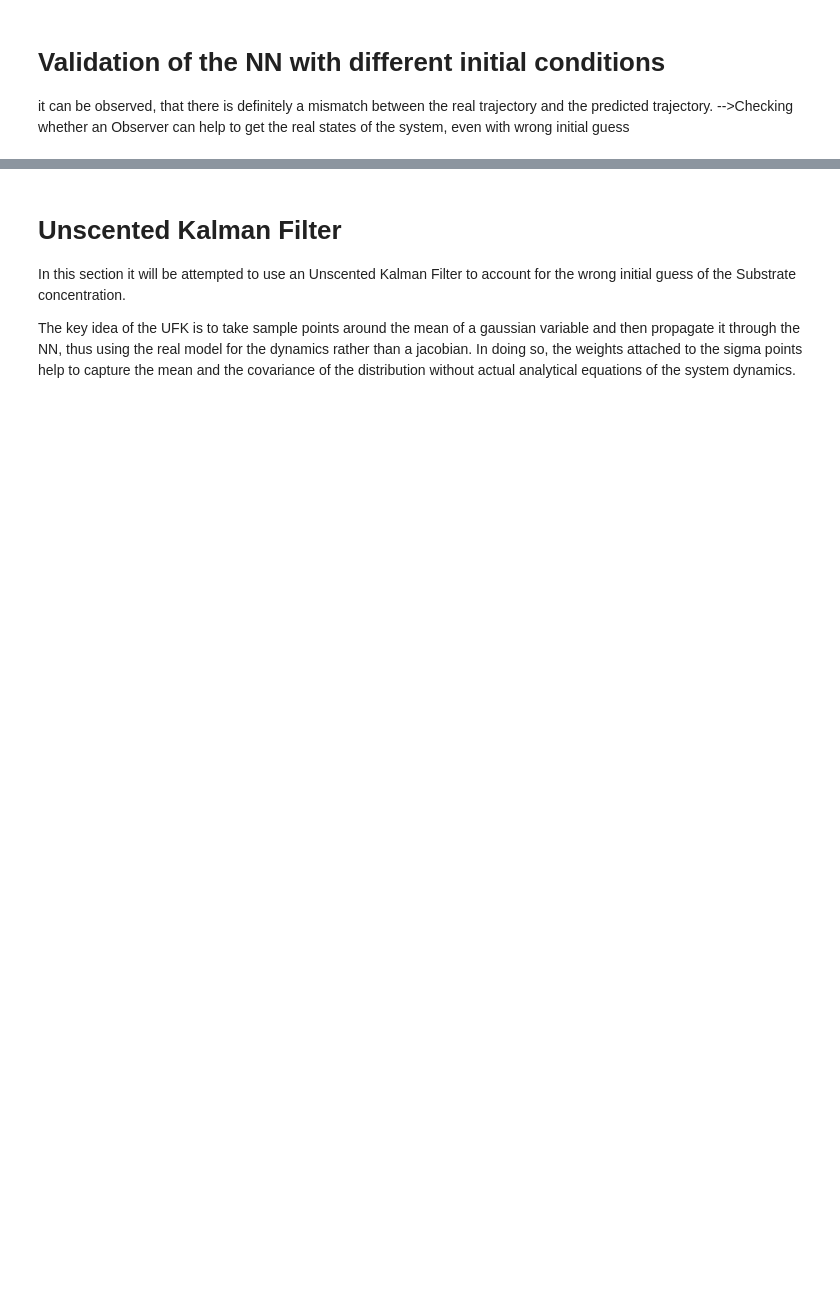
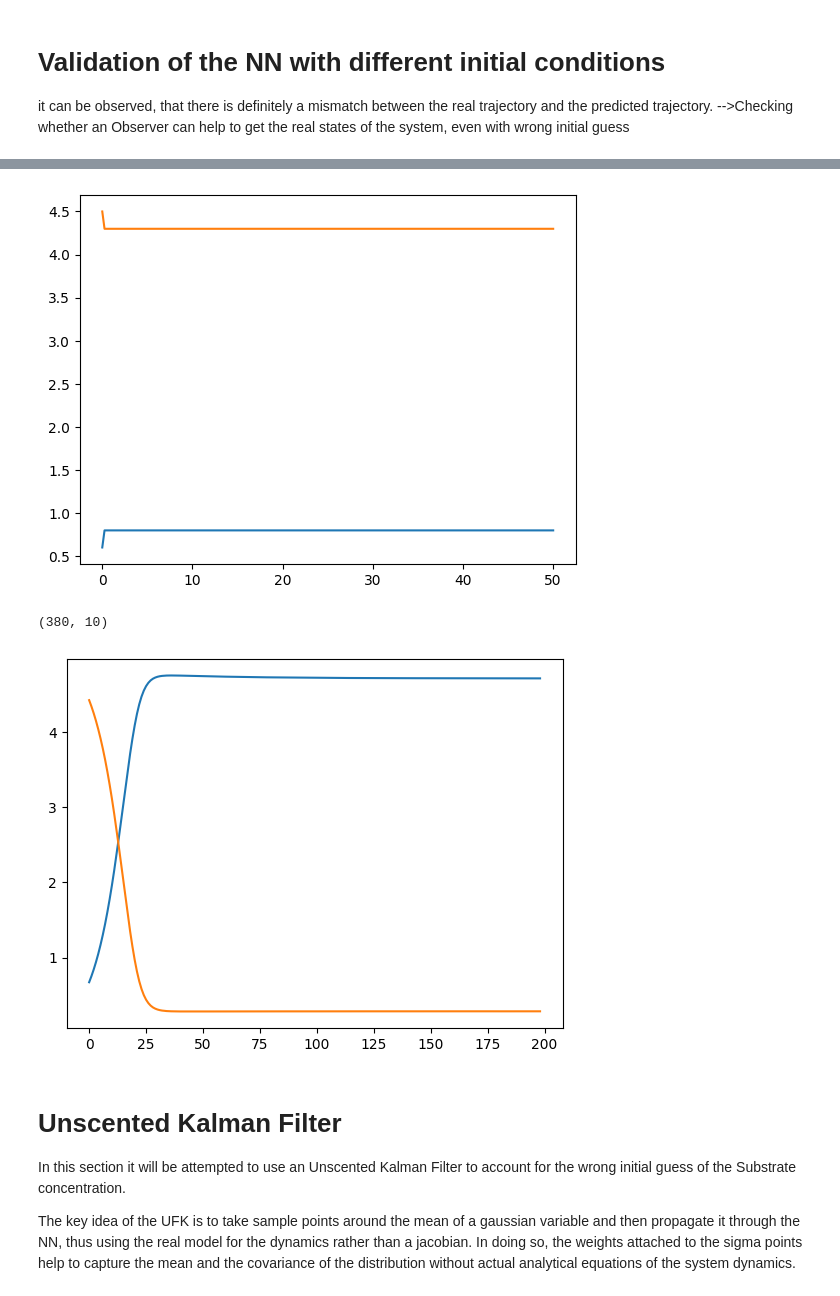
Before and after one commit to therealtoby1/Master, a Jupyter notebook: Cell_growth_easy_Model.ipynb, the cells around one changed output, grey strips where cells are left out. Cells and saved outputs as stored; diff of their text form; code cells hidden in the pictures; blank space fills up the shorter version.

```diff
--- a/Cell_growth_easy_Model.ipynb
+++ b/Cell_growth_easy_Model.ipynb
@@ -147,3 +171,40 @@ plt.legend(loc='best')
+# %%
+#DMD of the simulated Dataset
+X = np.array([Dataset['B1'][:-1], Dataset['S1'][:-1]])
+Xp=np.array([Dataset['B1'][1:], Dataset['S1'][1:]])
+A,_,_,_ = hf.compute_DMD(X, Xp)
+
+#now i want to check whether the DMD matrix can predict the next step on the same dataset
+x0 = np.array([Dataset['B1'][0], Dataset['S1'][0]])
+for i in range (0, len(t_eval)):
+    xi=A@x0
+    if i==0:
+        sol_dmd=[x0]
+    else:
+        sol_dmd.append(xi)
+
+plt.plot(t_eval, np.array(sol_dmd)[:, 0], label='DMD Simulated Biomass concentration (b)')
+plt.plot(t_eval, np.array(sol_dmd)[:, 1], label='DMD Simulated Substrate concentration (s)')
+plt.show()
+#As we can see the system is not really capturing the dynamics of the system, so we can attempt the Hankel DMD
+#-------------------------------------Hankel DMD------------------------------------
+
+num_columns=10                                         #number of colums to build DMD with
+A,_,_,_ = hf.compute_hankel_DMD(X, Xp, cols=num_columns)
+
+#now i want to check whether the Hankel DMD matrix can predict the next step on the same dataset
+x0H=hf. stack_snapshots(X=X, cols=num_columns)
+# print(A.shape, x0H.shape)
+xkH=A@x0H
+# print(xkH.shape)
+xkH=hf.unstack_snapshots(xkH,2)
+plt.plot(xkH[0,:])
+plt.plot(xkH[1,:])
+plt.show()
+# %% [output]
+[figure, added]
+(380, 10)
+[figure, added]
 # %% [markdown]
 # Unscented Kalman Filter
 In this section it will be attempted to use an Unscented Kalman Filter to account for the wrong initial guess of the Substrate concentration.
```
Also changed, not shown: parts of 5 cells of this notebook, 1 other file.
